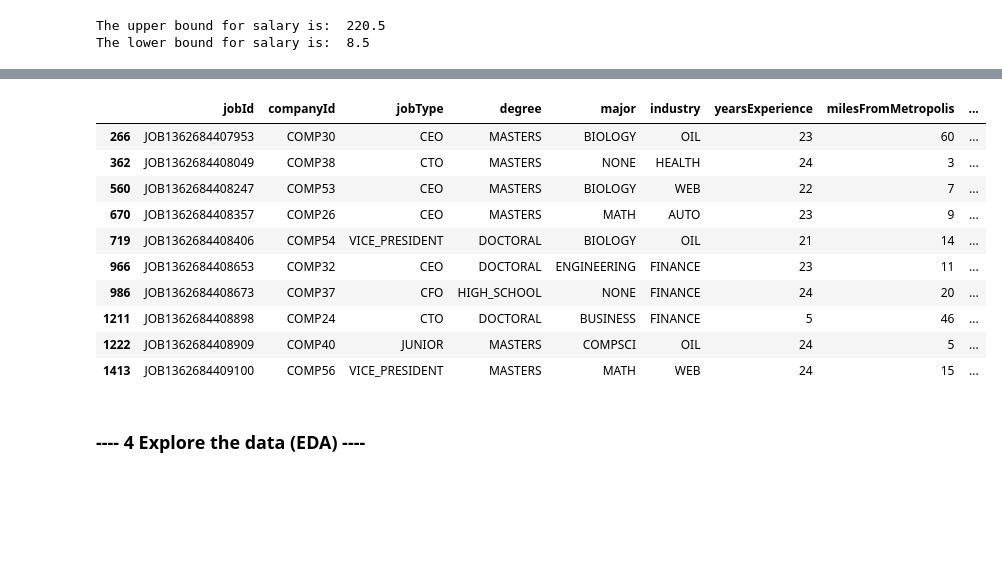
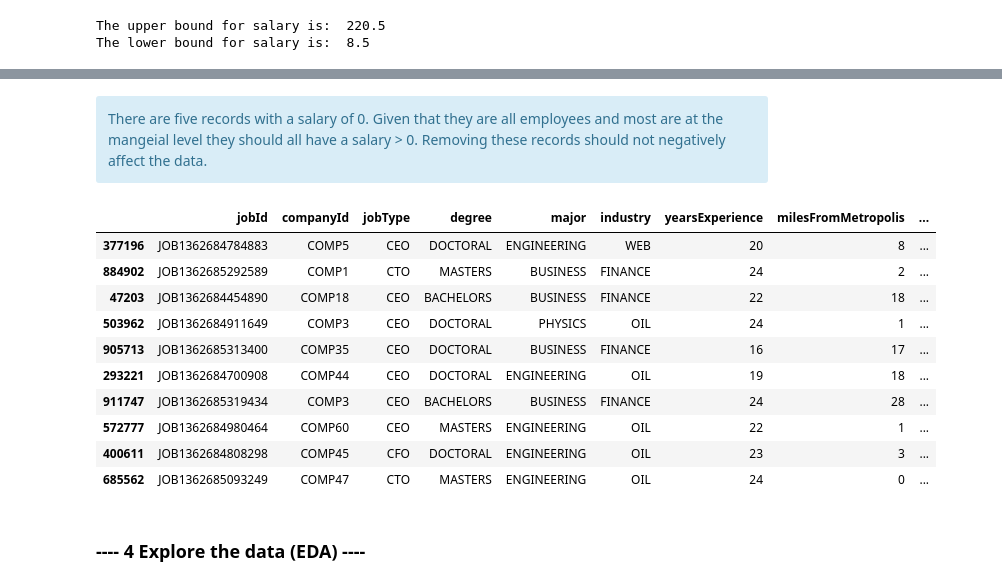
Before and after one commit to cdean4/salary-prediction-portfolio, a Jupyter notebook: SalaryProject.ipynb, the cells around one changed output, grey strips where cells are left out. Drawn from its saved outputs; the diff is of its cells as text; code cells hidden in the pictures; blank space fills up the shorter version.

Commit message:
Look at outliers in the upper and lower bounds

```diff
--- a/SalaryProject.ipynb
+++ b/SalaryProject.ipynb
@@ -239,23 +239,26 @@ data_train[data_train.salary < lower_bound]
 | 652076 | JOB1362685059763 | COMP25 | CTO | HIGH_SCHOOL | NONE | AUTO | 6 | 60 | ... |
 | 816129 | JOB1362685223816 | COMP42 | MANAGER | DOCTORAL | ENGINEERING | FINANCE | 18 | 6 | ... |
 | 828156 | JOB1362685235843 | COMP40 | VICE_PRESIDENT | MASTERS | ENGINEERING | WEB | 3 | 29 | ... |
+# %% [markdown]
+<div class="alert alert-block alert-info">
+There are five records with a salary of 0. Given that they are all employees and most are at the mangeial level they should all have a salary > 0. Removing these records should not negatively affect the data.</div>
 # %%
 # Check records with salary greater than upper_bound = 220.5
 upper_outliers = data_train[data_train.salary > upper_bound]
 
-upper_outliers.head(10)
+upper_outliers.sort_values('salary').tail(10)
 # %% [output]
 |  | jobId | companyId | jobType | degree | major | industry | yearsExperience | milesFromMetropolis | ... |
-| 266 | JOB1362684407953 | COMP30 | CEO | MASTERS | BIOLOGY | OIL | 23 | 60 | ... |
-| 362 | JOB1362684408049 | COMP38 | CTO | MASTERS | NONE | HEALTH | 24 | 3 | ... |
-| 560 | JOB1362684408247 | COMP53 | CEO | MASTERS | BIOLOGY | WEB | 22 | 7 | ... |
-| 670 | JOB1362684408357 | COMP26 | CEO | MASTERS | MATH | AUTO | 23 | 9 | ... |
-| 719 | JOB1362684408406 | COMP54 | VICE_PRESIDENT | DOCTORAL | BIOLOGY | OIL | 21 | 14 | ... |
-| 966 | JOB1362684408653 | COMP32 | CEO | DOCTORAL | ENGINEERING | FINANCE | 23 | 11 | ... |
-| 986 | JOB1362684408673 | COMP37 | CFO | HIGH_SCHOOL | NONE | FINANCE | 24 | 20 | ... |
-| 1211 | JOB1362684408898 | COMP24 | CTO | DOCTORAL | BUSINESS | FINANCE | 5 | 46 | ... |
-| 1222 | JOB1362684408909 | COMP40 | JUNIOR | MASTERS | COMPSCI | OIL | 24 | 5 | ... |
-| 1413 | JOB1362684409100 | COMP56 | VICE_PRESIDENT | MASTERS | MATH | WEB | 24 | 15 | ... |
+| 377196 | JOB1362684784883 | COMP5 | CEO | DOCTORAL | ENGINEERING | WEB | 20 | 8 | ... |
+| 884902 | JOB1362685292589 | COMP1 | CTO | MASTERS | BUSINESS | FINANCE | 24 | 2 | ... |
+| 47203 | JOB1362684454890 | COMP18 | CEO | BACHELORS | BUSINESS | FINANCE | 22 | 18 | ... |
+| 503962 | JOB1362684911649 | COMP3 | CEO | DOCTORAL | PHYSICS | OIL | 24 | 1 | ... |
+| 905713 | JOB1362685313400 | COMP35 | CEO | DOCTORAL | BUSINESS | FINANCE | 16 | 17 | ... |
+| 293221 | JOB1362684700908 | COMP44 | CEO | DOCTORAL | ENGINEERING | OIL | 19 | 18 | ... |
+| 911747 | JOB1362685319434 | COMP3 | CEO | BACHELORS | BUSINESS | FINANCE | 24 | 28 | ... |
+| 572777 | JOB1362684980464 | COMP60 | CEO | MASTERS | ENGINEERING | OIL | 22 | 1 | ... |
+| 400611 | JOB1362684808298 | COMP45 | CFO | DOCTORAL | ENGINEERING | OIL | 23 | 3 | ... |
+| 685562 | JOB1362685093249 | COMP47 | CTO | MASTERS | ENGINEERING | OIL | 24 | 0 | ... |
 # %% [markdown]
 ### ---- 4 Explore the data (EDA) ----
 # %%
```
